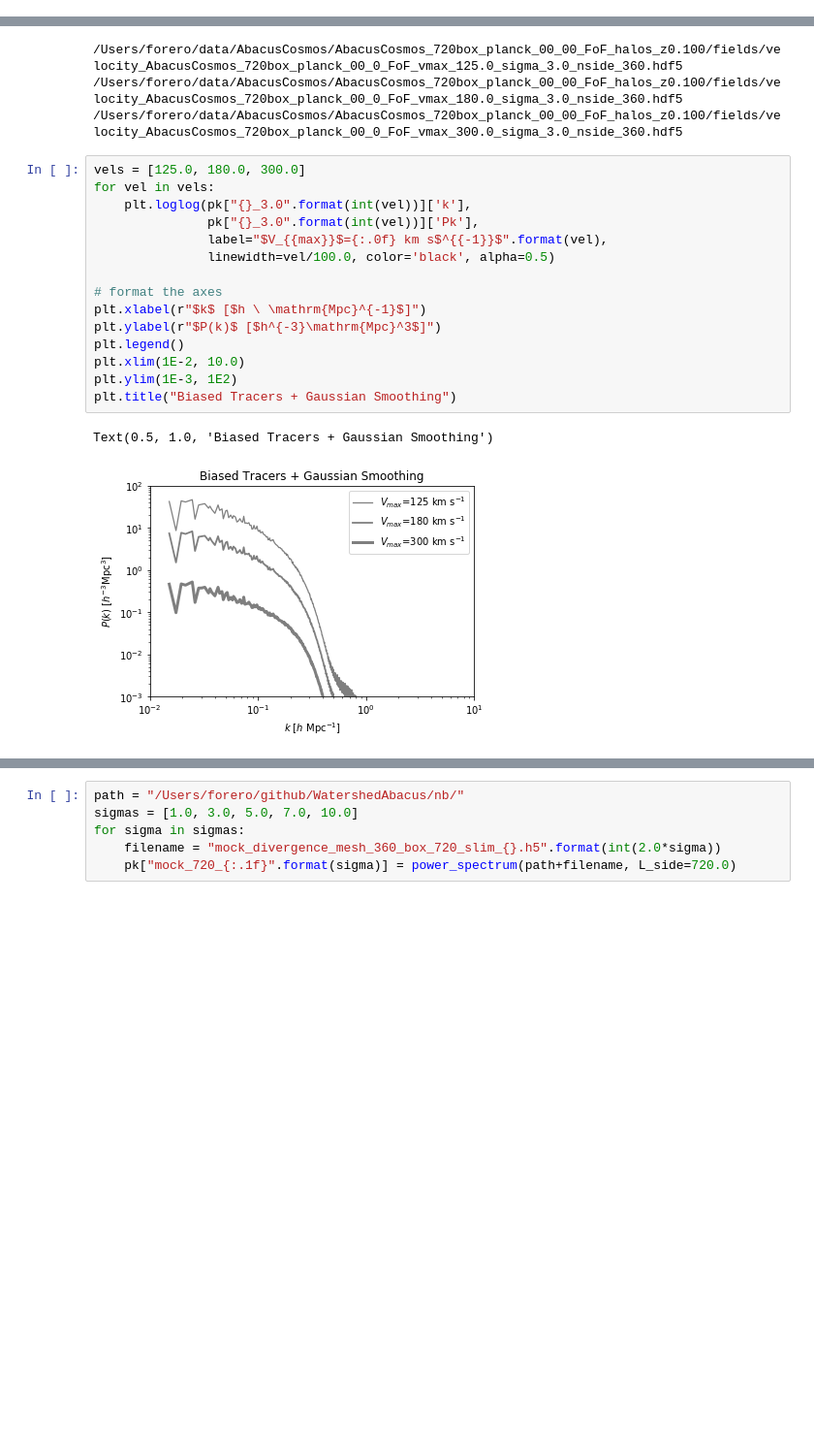
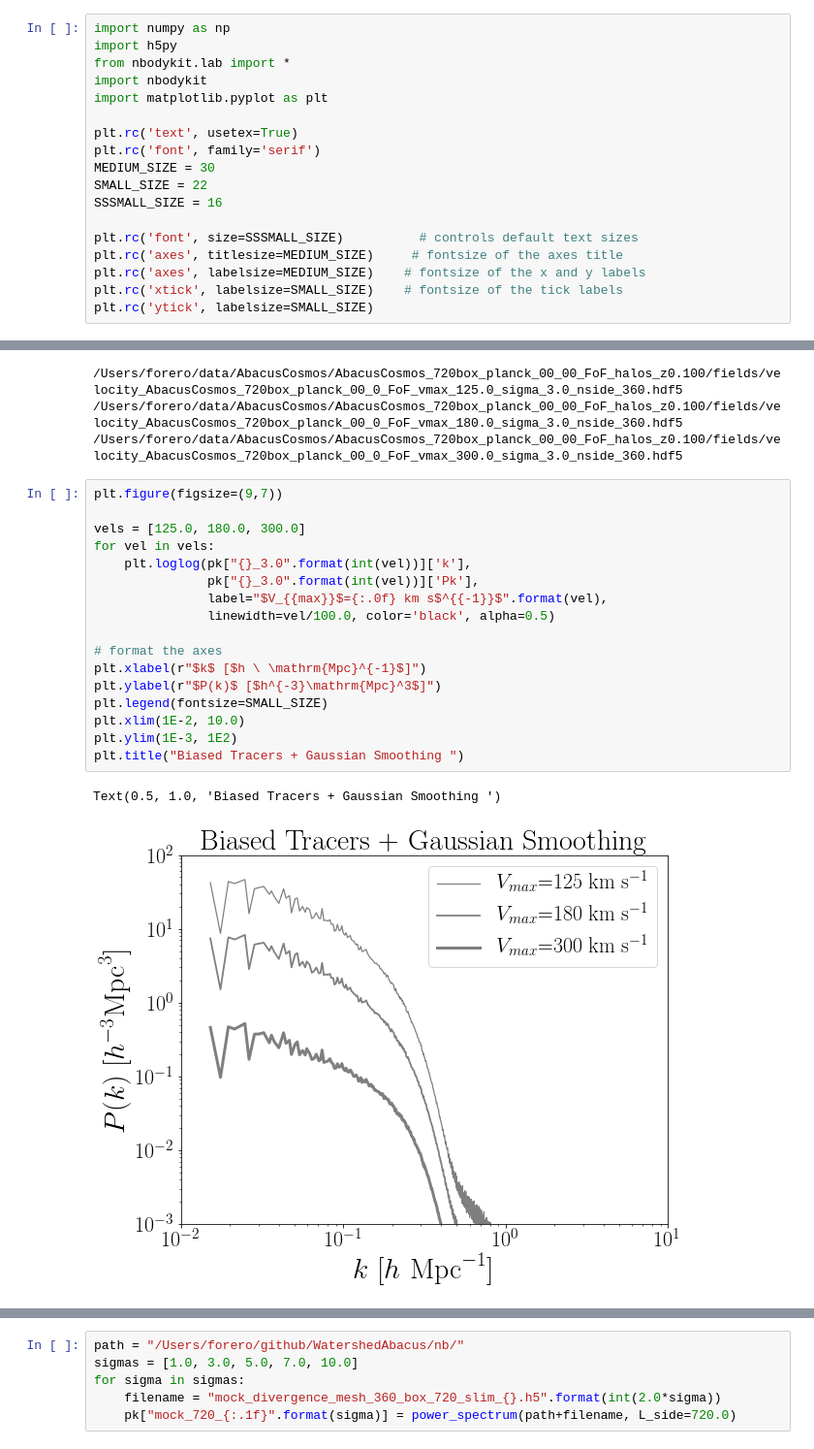
Before and after one commit to astroandes/WatershedDivergenceSuperclusters, a Jupyter notebook: nb/power_spectrum.ipynb, the cells around one changed output, grey strips where cells are left out. Shown at 97% size. Cells and saved outputs as stored; diff of their text form; blank space fills up the shorter version.

Commit message:
nicer plots

```diff
--- a/nb/power_spectrum.ipynb
+++ b/nb/power_spectrum.ipynb
@@ -7,3 +1,21 @@ import matplotlib.pyplot as plt
+# %%
+import numpy as np
+import h5py
+from nbodykit.lab import *
+import nbodykit
+import matplotlib.pyplot as plt
+
+plt.rc('text', usetex=True)
+plt.rc('font', family='serif')
+MEDIUM_SIZE = 30
+SMALL_SIZE = 22
+SSSMALL_SIZE = 16
+
+plt.rc('font', size=SSSMALL_SIZE)          # controls default text sizes
+plt.rc('axes', titlesize=MEDIUM_SIZE)     # fontsize of the axes title
+plt.rc('axes', labelsize=MEDIUM_SIZE)    # fontsize of the x and y labels
+plt.rc('xtick', labelsize=SMALL_SIZE)    # fontsize of the tick labels
+plt.rc('ytick', labelsize=SMALL_SIZE)
 # %%
 def power_spectrum(filename, L_side=0):
     print(filename)
@@ -45,21 +57,23 @@ for vel in vels:
 /Users/forero/data/AbacusCosmos/AbacusCosmos_720box_planck_00_00_FoF_halos_z0.100/fields/velocity_AbacusCosmos_720box_planck_00_0_FoF_vmax_180.0_sigma_3.0_nside_360.hdf5
 /Users/forero/data/AbacusCosmos/AbacusCosmos_720box_planck_00_00_FoF_halos_z0.100/fields/velocity_AbacusCosmos_720box_planck_00_0_FoF_vmax_300.0_sigma_3.0_nside_360.hdf5
 # %%
+plt.figure(figsize=(9,7))
+
 vels = [125.0, 180.0, 300.0]
 for vel in vels:
     plt.loglog(pk["{}_3.0".format(int(vel))]['k'],
                pk["{}_3.0".format(int(vel))]['Pk'],
                label="$V_{{max}}$={:.0f} km s$^{{-1}}$".format(vel),
                linewidth=vel/100.0, color='black', alpha=0.5)
 
 # format the axes
 plt.xlabel(r"$k$ [$h \ \mathrm{Mpc}^{-1}$]")
 plt.ylabel(r"$P(k)$ [$h^{-3}\mathrm{Mpc}^3$]")
-plt.legend()
+plt.legend(fontsize=SMALL_SIZE)
 plt.xlim(1E-2, 10.0)
 plt.ylim(1E-3, 1E2)
-plt.title("Biased Tracers + Gaussian Smoothing")
+plt.title("Biased Tracers + Gaussian Smoothing ")
 # %% [output]
-Text(0.5, 1.0, 'Biased Tracers + Gaussian Smoothing')
+Text(0.5, 1.0, 'Biased Tracers + Gaussian Smoothing ')
-[figure, old version]
+[figure, new version]
 # %%
```
Also changed, not shown: parts of 3 cells of this notebook.
